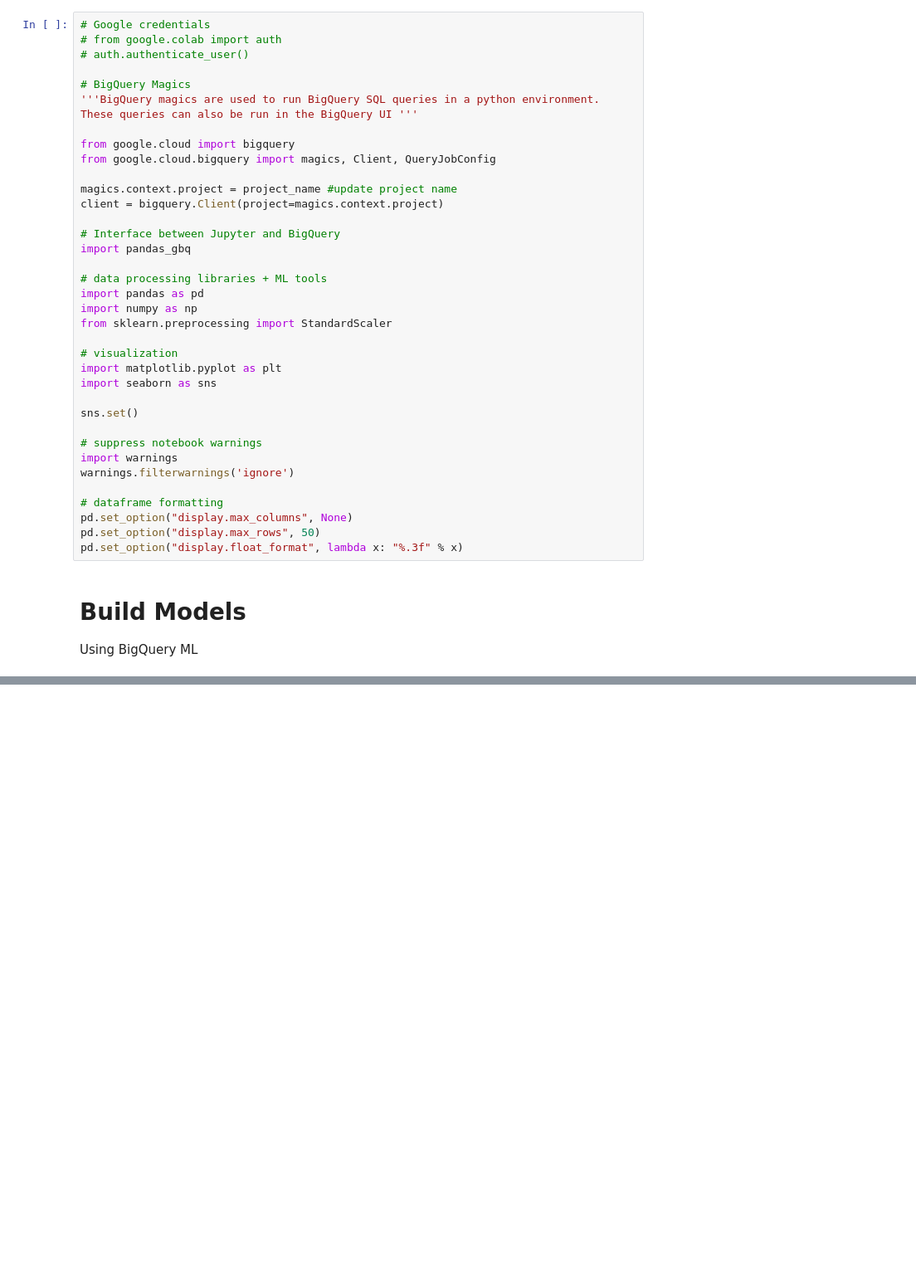
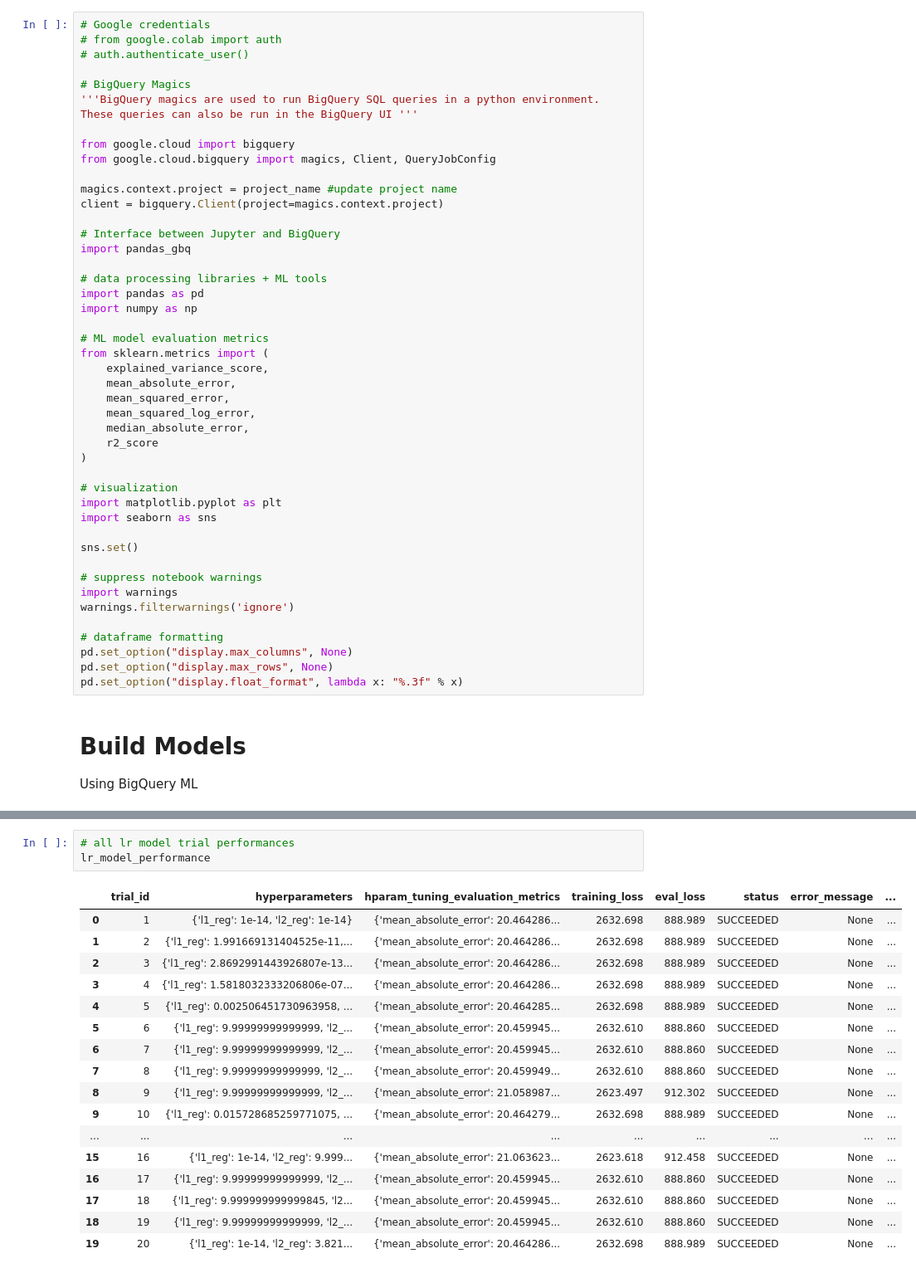
Before and after one commit to Adlucent/ga4-return-prediction, a Jupyter notebook: 7_Model_Building_and_Evaluation.ipynb, the cells around one changed output, grey strips where cells are left out. Shown at 83% size. Saved outputs shown, nothing was run; the diff lists cells and outputs as text; blank space fills up the shorter version.

```diff
--- a/7_Model_Building_and_Evaluation.ipynb
+++ b/7_Model_Building_and_Evaluation.ipynb
@@ -32,7 +31,16 @@ import pandas_gbq
 # data processing libraries + ML tools
 import pandas as pd
 import numpy as np
-from sklearn.preprocessing import StandardScaler
+
+# ML model evaluation metrics
+from sklearn.metrics import (
+    explained_variance_score,
+    mean_absolute_error,
+    mean_squared_error,
+    mean_squared_log_error,
+    median_absolute_error,
+    r2_score
+)
 
 # visualization
 import matplotlib.pyplot as plt
@@ -46,7 +54,7 @@ warnings.filterwarnings('ignore')
 
 # dataframe formatting
 pd.set_option("display.max_columns", None)
-pd.set_option("display.max_rows", 50)
+pd.set_option("display.max_rows", None)
 pd.set_option("display.float_format", lambda x: "%.3f" % x)
 # %% [markdown]
 # Build Models
@@ -197,0 +221,21 @@ WHERE
+# %%
+# all lr model trial performances
+lr_model_performance
+# %% [output]
+|  | trial_id | hyperparameters | hparam_tuning_evaluation_metrics | training_loss | eval_loss | status | error_message | ... |
+| 0 | 1 | {'l1_reg': 1e-14, 'l2_reg': 1e-14} | {'mean_absolute_error': 20.464286... | 2632.698 | 888.989 | SUCCEEDED | None | ... |
+| 1 | 2 | {'l1_reg': 1.991669131404525e-11,... | {'mean_absolute_error': 20.464286... | 2632.698 | 888.989 | SUCCEEDED | None | ... |
+| 2 | 3 | {'l1_reg': 2.8692991443926807e-13... | {'mean_absolute_error': 20.464286... | 2632.698 | 888.989 | SUCCEEDED | None | ... |
+| 3 | 4 | {'l1_reg': 1.5818032333206806e-07... | {'mean_absolute_error': 20.464286... | 2632.698 | 888.989 | SUCCEEDED | None | ... |
+| 4 | 5 | {'l1_reg': 0.002506451730963958, ... | {'mean_absolute_error': 20.464285... | 2632.698 | 888.989 | SUCCEEDED | None | ... |
+| 5 | 6 | {'l1_reg': 9.99999999999999, 'l2_... | {'mean_absolute_error': 20.459945... | 2632.610 | 888.860 | SUCCEEDED | None | ... |
+| 6 | 7 | {'l1_reg': 9.99999999999999, 'l2_... | {'mean_absolute_error': 20.459945... | 2632.610 | 888.860 | SUCCEEDED | None | ... |
+| 7 | 8 | {'l1_reg': 9.99999999999999, 'l2_... | {'mean_absolute_error': 20.459949... | 2632.610 | 888.860 | SUCCEEDED | None | ... |
+| 8 | 9 | {'l1_reg': 9.99999999999999, 'l2_... | {'mean_absolute_error': 21.058987... | 2623.497 | 912.302 | SUCCEEDED | None | ... |
+| 9 | 10 | {'l1_reg': 0.015728685259771075, ... | {'mean_absolute_error': 20.464279... | 2632.698 | 888.989 | SUCCEEDED | None | ... |
+| ... | ... | ... | ... | ... | ... | ... | ... | ... |
+| 15 | 16 | {'l1_reg': 1e-14, 'l2_reg': 9.999... | {'mean_absolute_error': 21.063623... | 2623.618 | 912.458 | SUCCEEDED | None | ... |
+| 16 | 17 | {'l1_reg': 9.99999999999999, 'l2_... | {'mean_absolute_error': 20.459945... | 2632.610 | 888.860 | SUCCEEDED | None | ... |
+| 17 | 18 | {'l1_reg': 9.999999999999845, 'l2... | {'mean_absolute_error': 20.459945... | 2632.610 | 888.860 | SUCCEEDED | None | ... |
+| 18 | 19 | {'l1_reg': 9.99999999999999, 'l2_... | {'mean_absolute_error': 20.459945... | 2632.610 | 888.860 | SUCCEEDED | None | ... |
+| 19 | 20 | {'l1_reg': 1e-14, 'l2_reg': 3.821... | {'mean_absolute_error': 20.464286... | 2632.698 | 888.989 | SUCCEEDED | None | ... |
```
Also changed, not shown: parts of 40 cells of this notebook.
